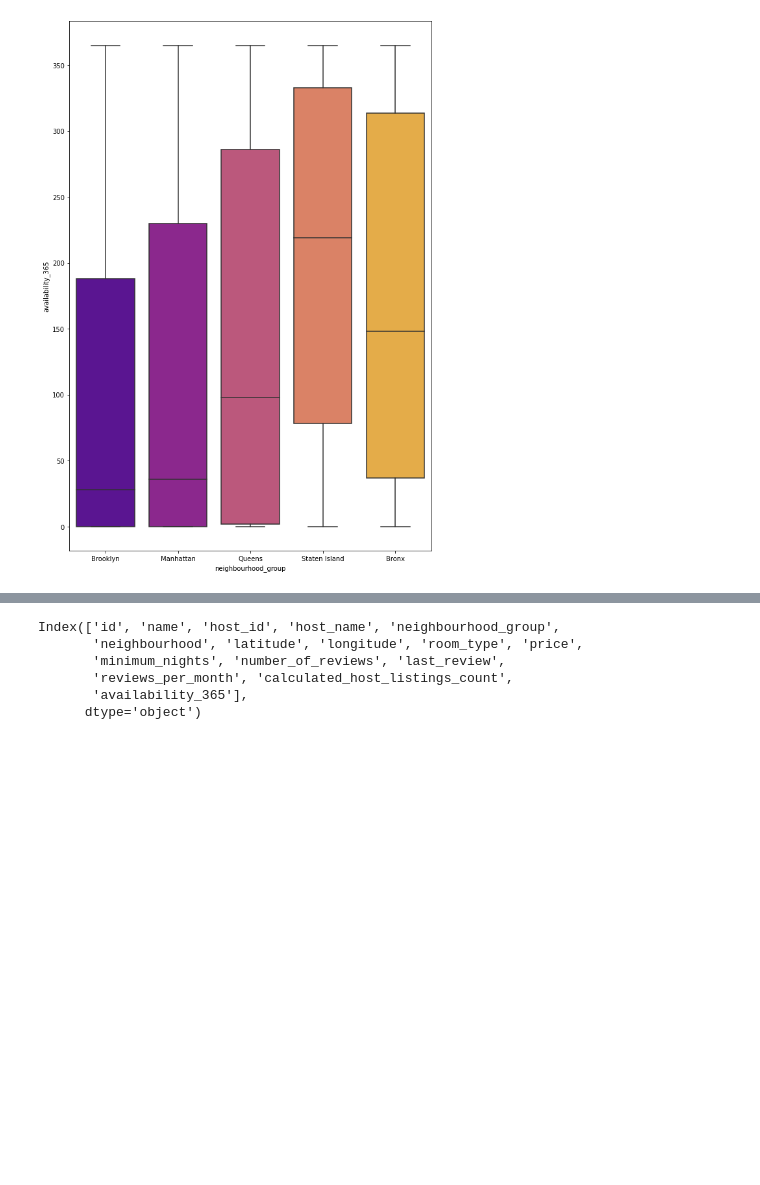
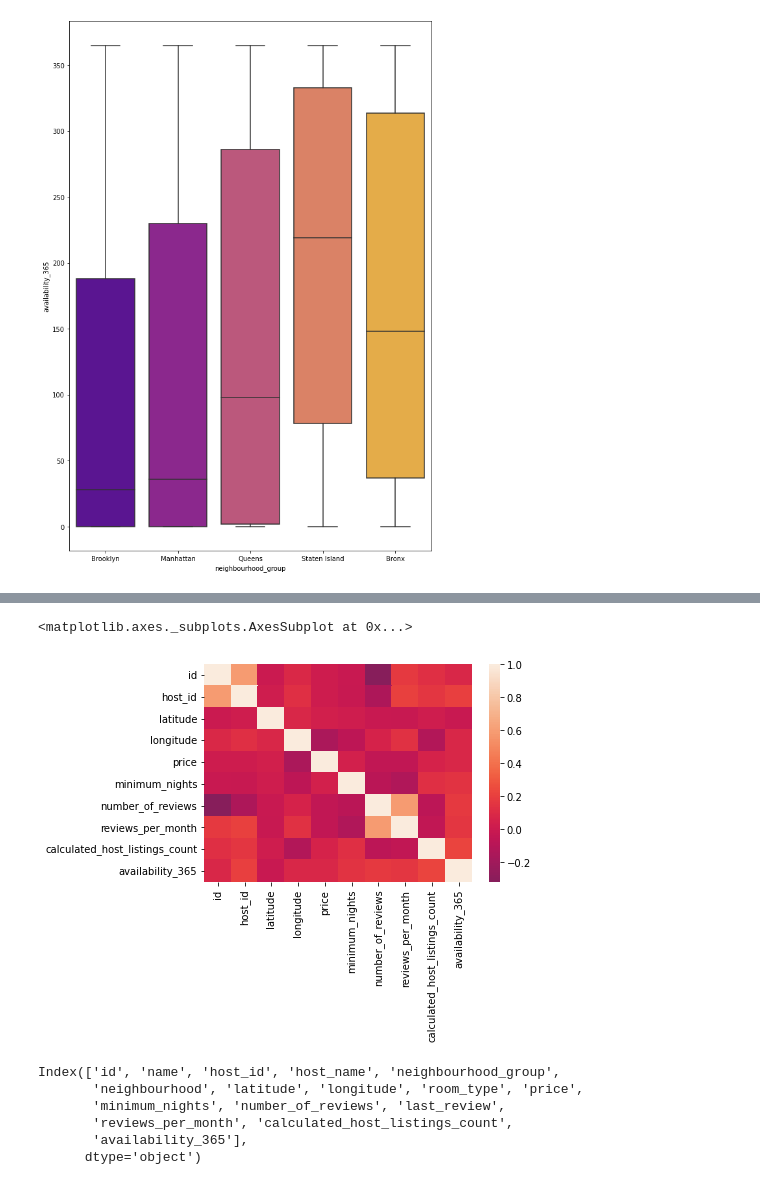
Before and after one commit to nikunjsonule/Airbnb-Booking-Analysis, a Jupyter notebook: Airbnb_Bookings_Analysis_Capstone_Project.ipynb, the cells around one changed output, grey strips where cells are left out. Drawn from its saved outputs; the diff is of its cells as text; code cells hidden in the pictures; blank space fills up the shorter version.

```diff
--- a/Airbnb_Bookings_Analysis_Capstone_Project.ipynb
+++ b/Airbnb_Bookings_Analysis_Capstone_Project.ipynb
@@ -290,3 +414,9 @@ plt.show()
+# %%
+#simple heatmap representaion to show all numeric feature data from dataset
+sns.heatmap(airbnb_copy.corr(), cmap= 'rocket',center=0)
+# %% [output]
+<matplotlib.axes._subplots.AxesSubplot at 0x...>
+[figure, added]
 # %%
 corr = airbnb_copy.corr(method='kendall')
 plt.figure(figsize=(15,8))
```
Also changed, not shown: parts of 33 cells of this notebook.
